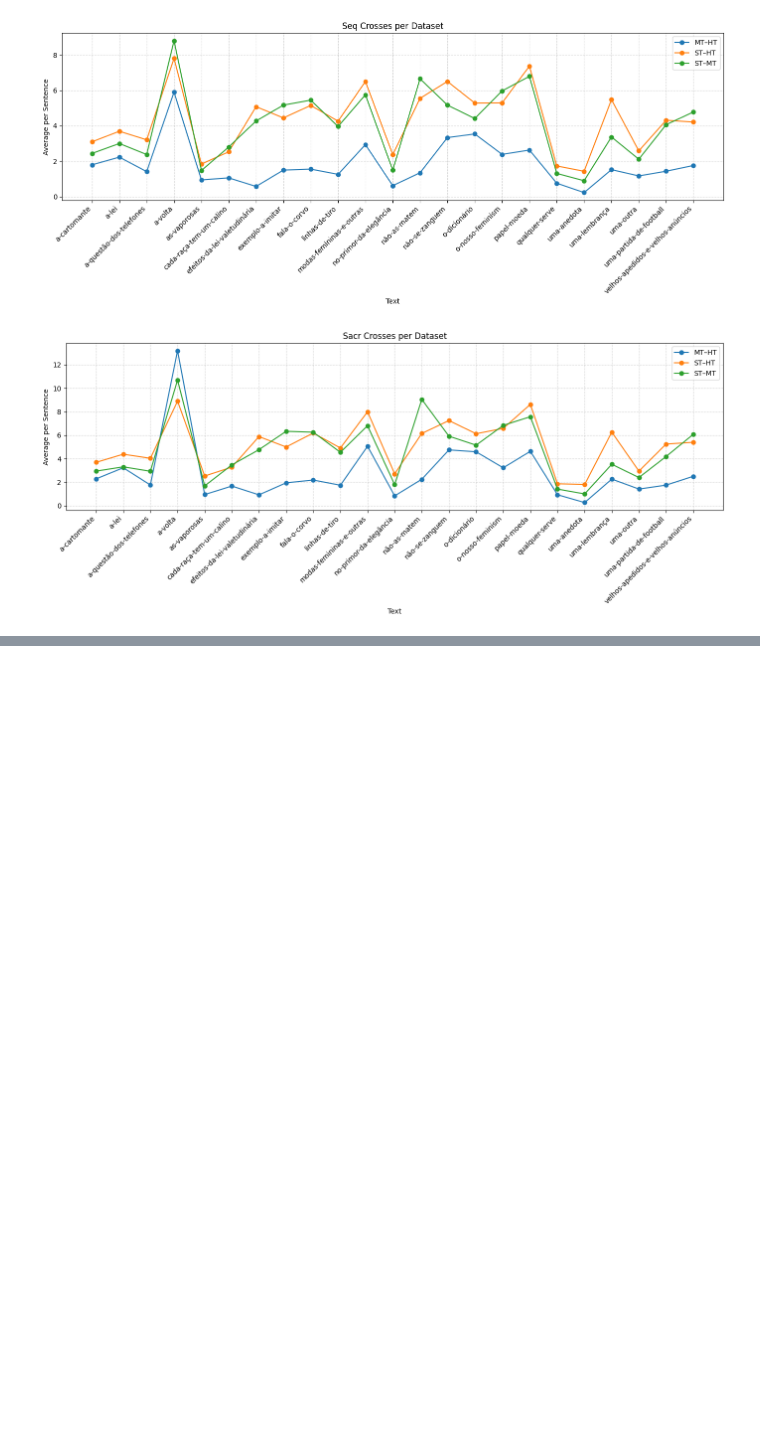
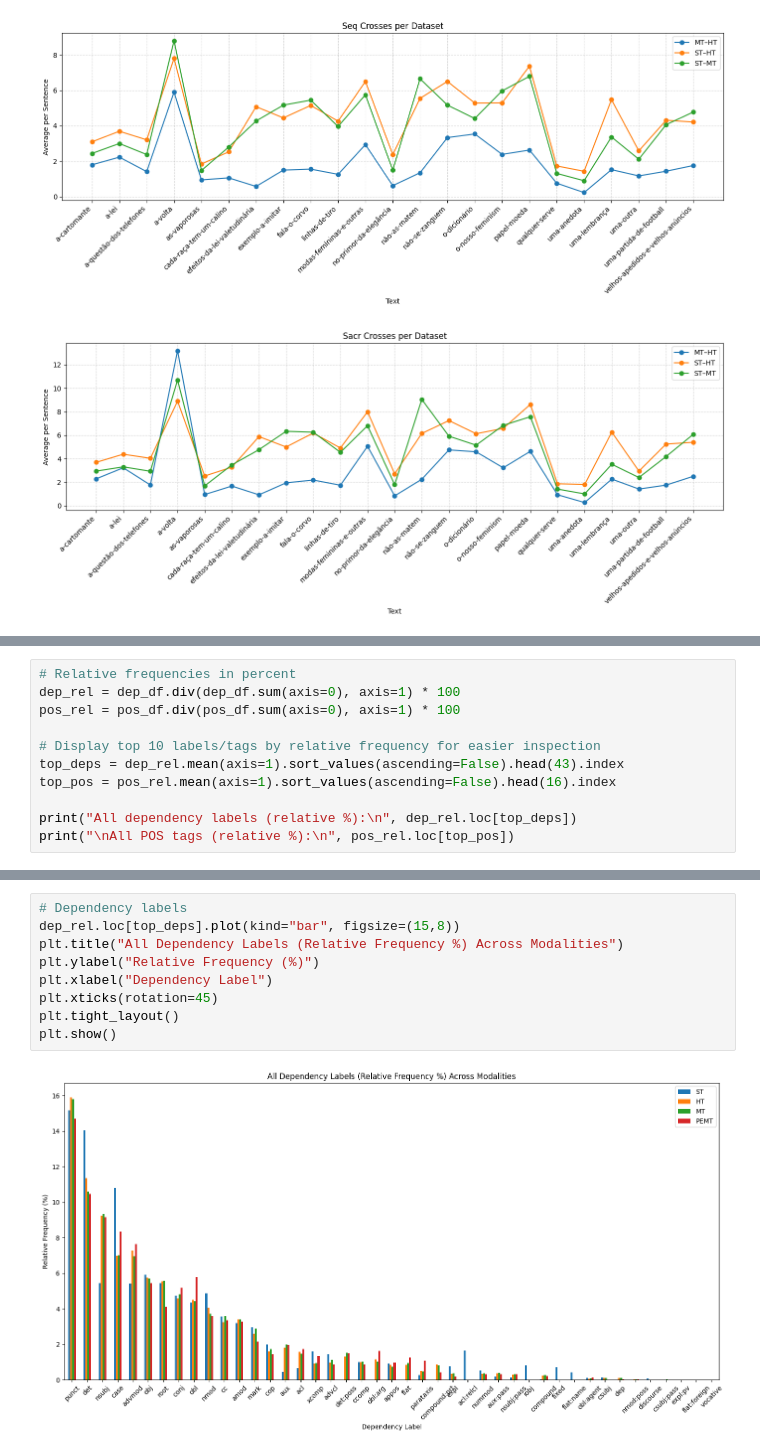
Before and after one commit to schultzer20/syntactic-diversity-thesis, a Jupyter notebook: Schultze_syntactic_processing.ipynb, the cells around one changed output, grey strips where cells are left out. Saved outputs shown, nothing was run; the diff lists cells and outputs as text; blank space fills up the shorter version.

```diff
--- a/Schultze_syntactic_processing.ipynb
+++ b/Schultze_syntactic_processing.ipynb
@@ -1099,0 +1526,11 @@ plot_metric_comparison_across_datasets(simple_mt_ht, simple_st_ht, simple_st_mt)
+# %%
+# Relative frequencies in percent
+dep_rel = dep_df.div(dep_df.sum(axis=0), axis=1) * 100
+pos_rel = pos_df.div(pos_df.sum(axis=0), axis=1) * 100
+
+# Display top 10 labels/tags by relative frequency for easier inspection
+top_deps = dep_rel.mean(axis=1).sort_values(ascending=False).head(43).index
+top_pos = pos_rel.mean(axis=1).sort_values(ascending=False).head(16).index
+
+print("All dependency labels (relative %):\n", dep_rel.loc[top_deps])
+print("\nAll POS tags (relative %):\n", pos_rel.loc[top_pos])
@@ -1099,0 +1555,11 @@ plot_metric_comparison_across_datasets(simple_mt_ht, simple_st_ht, simple_st_mt)
+# %%
+# Dependency labels
+dep_rel.loc[top_deps].plot(kind="bar", figsize=(15,8))
+plt.title("All Dependency Labels (Relative Frequency %) Across Modalities")
+plt.ylabel("Relative Frequency (%)")
+plt.xlabel("Dependency Label")
+plt.xticks(rotation=45)
+plt.tight_layout()
+plt.show()
+# %% [output]
+[figure, added]
```
Also changed, not shown: parts of 44 cells of this notebook, 2 other files.
